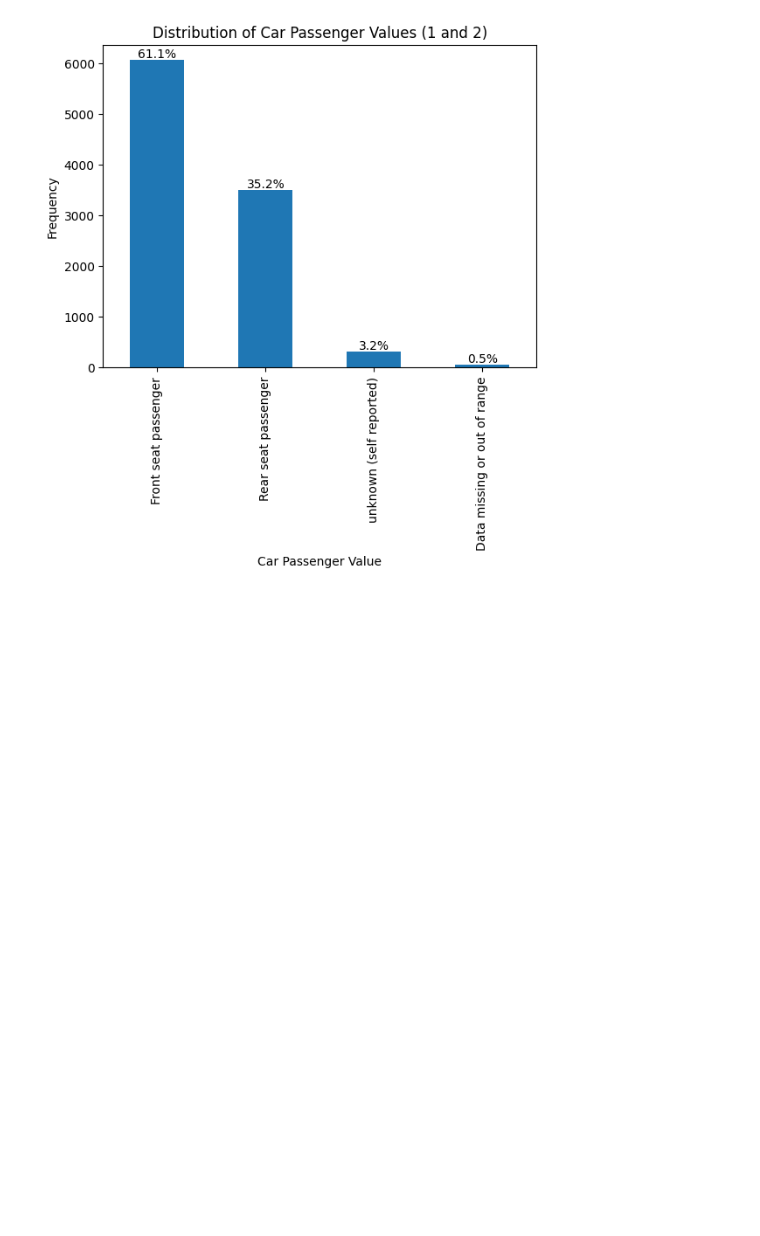
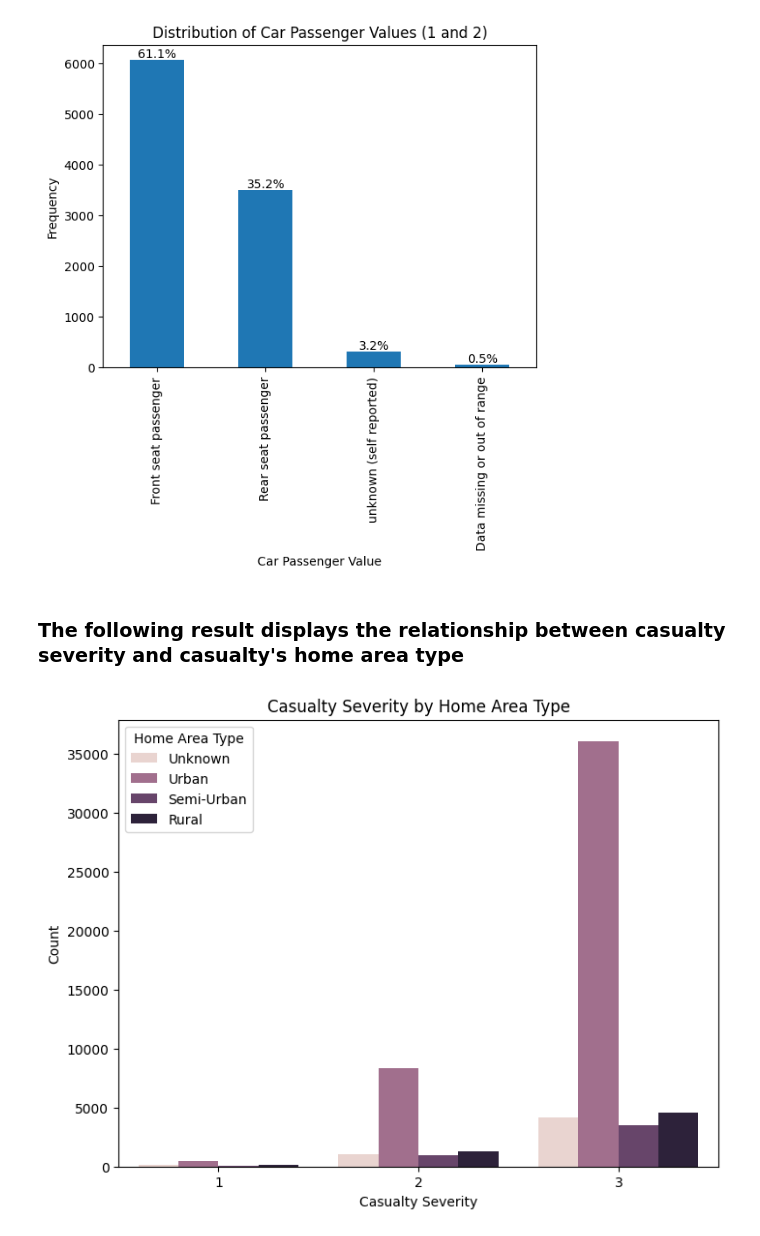
Before and after one commit to MohammadJavadN/Road-Accidents-Analysis, a Jupyter notebook: ds.ipynb, the cells around one changed output. Drawn from its saved outputs; the diff is of its cells as text; code cells hidden in the pictures; blank space fills up the shorter version.

Commit message:
casualty_home_area_type bar plot

```diff
--- a/ds.ipynb
+++ b/ds.ipynb
@@ -242,3 +242,16 @@ for i, v in enumerate(class_counts):
 plt.show()
 # %% [output]
 [figure]
+# %% [markdown]
+### The following result displays the relationship between casualty severity and casualty's home area type
+# %%
+# Plot the relationship between casualty severity and casualty's home area type
+plt.figure(figsize=(8, 6))
+sns.countplot(x='casualty_severity', hue='casualty_home_area_type', data=df)
+plt.title('Casualty Severity by Home Area Type')
+plt.xlabel('Casualty Severity')
+plt.ylabel('Count')
+plt.legend(title='Home Area Type', labels=['Unknown', 'Urban', 'Semi-Urban', 'Rural'])
+plt.show()
+# %% [output]
+[figure, added]
```
